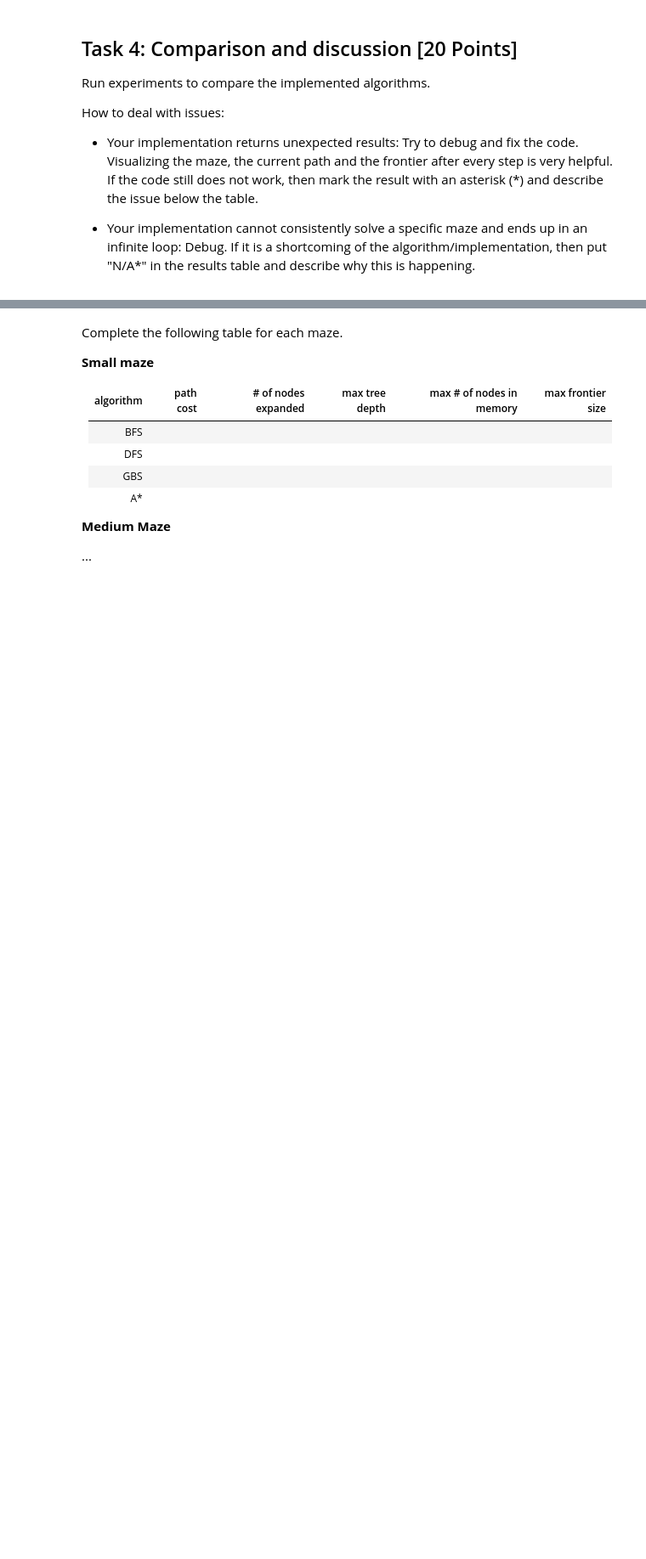
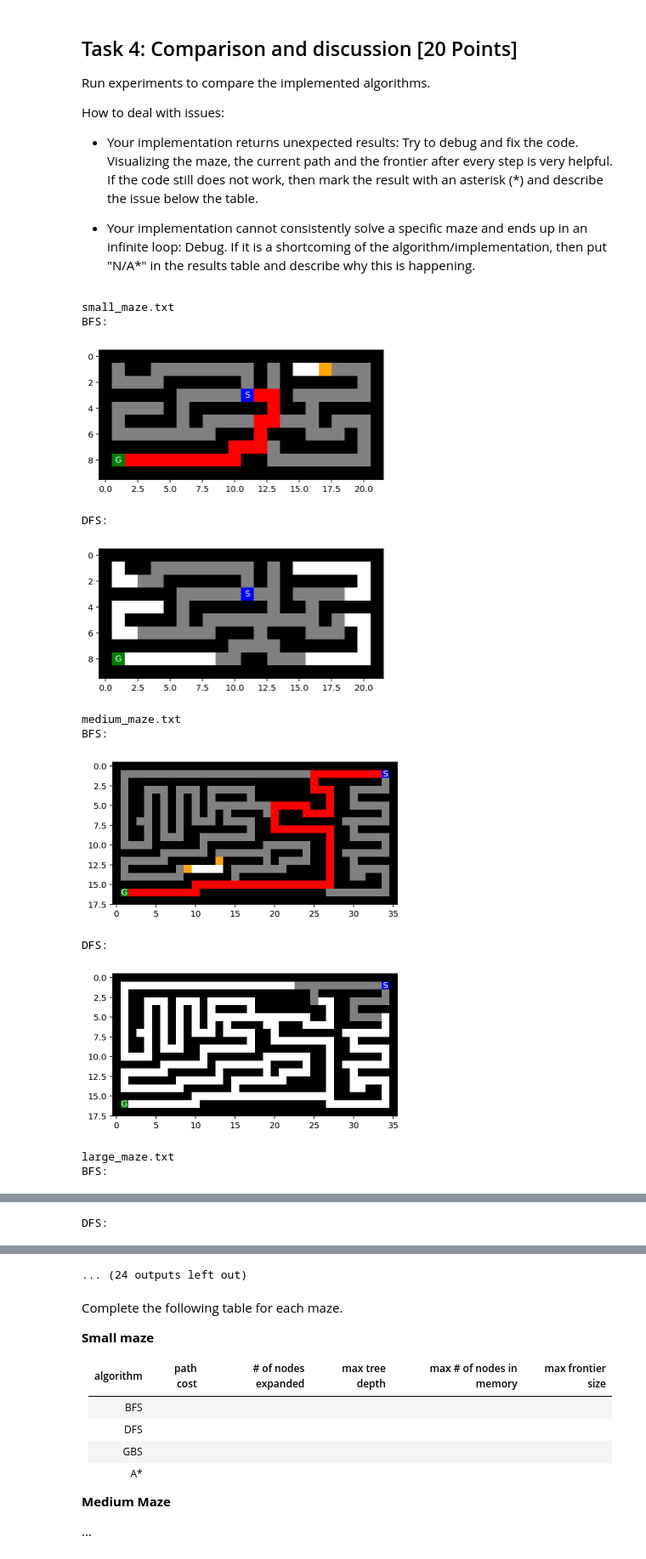
Before and after one commit to kirkwat/artificial-intelligence, a Jupyter notebook: assignment_3/Assignment_3.ipynb, the cells around one changed output, grey strips where cells are left out. Shown: that part at 85% size. Drawn from its saved outputs; the diff is of its cells as text; code cells hidden in the pictures; blank space fills up the shorter version.

```diff
--- a/assignment_3/Assignment_3.ipynb
+++ b/assignment_3/Assignment_3.ipynb
@@ -377,0 +381,39 @@ How to deal with issues:
+# %%
+maze_results={}
+file_names = ["small_maze.txt","medium_maze.txt","large_maze.txt",
+              "wall_maze.txt","open_maze.txt","loops_maze.txt",
+              "L_maze.txt","empty_maze.txt","empty_2_maze.txt"]
+
+
+for file in file_names:
+    with open(file, "r") as f:
+        maze_str = f.read()
+    maze = mh.parse_maze(maze_str)
+
+    bfs_maze=copy.deepcopy(maze)
+    dfs_maze=copy.deepcopy(maze)
+
+    print(file)
+
+    maze_results[file] = {
+        "BFS" : breadth_first_search(maze=bfs_maze, vis=True),
+        "DFS" : depth_first_search(maze=dfs_maze, limit=10, vis=True)
+    }
+
+    print("BFS:")
+    mh.show_maze(bfs_maze)
+    print("DFS:")
+    mh.show_maze(dfs_maze)
+# %% [output]
+small_maze.txt
+BFS:
+[figure, added]
+DFS:
+[figure, added]
+medium_maze.txt
+BFS:
+[figure, added]
+DFS:
+[figure, added]
+large_maze.txt
+BFS:
@@ -377,0 +421 @@ How to deal with issues:
+DFS:
@@ -378,3 +423,4 @@ How to deal with issues:
+... (24 outputs left out)
 # %% [markdown]
 Complete the following table for each maze.
 
```
Also changed, not shown: parts of 15 cells of this notebook.
